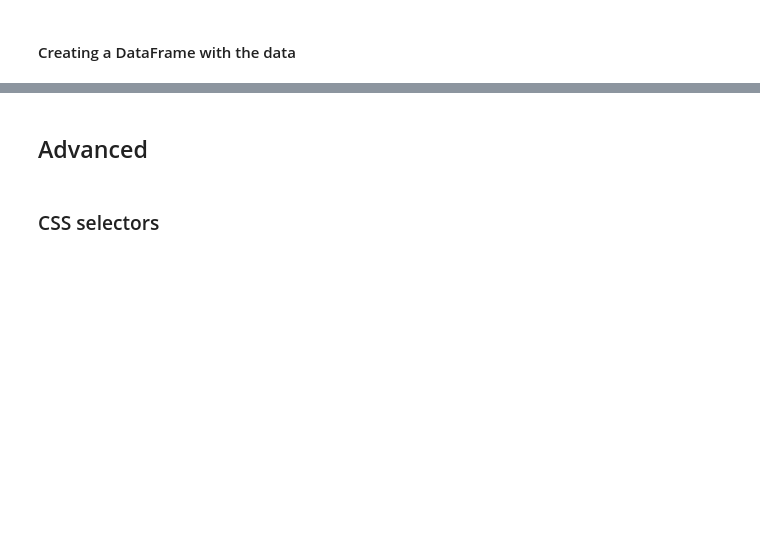
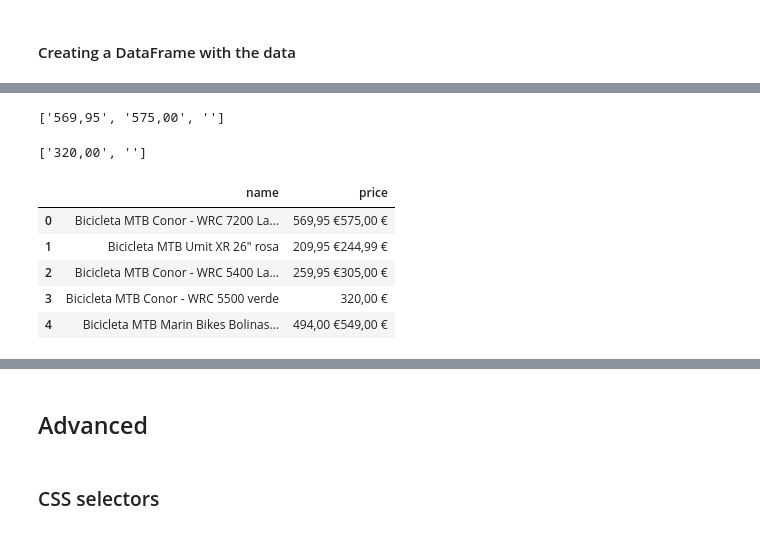
Before and after one commit to Ironhack-Data-Madrid-Enero-2021/Classroom-Materials, a Jupyter notebook: week_03/04-scraping.ipynb, the cells around one changed output, grey strips where cells are left out. Drawn from its saved outputs; the diff is of its cells as text; code cells hidden in the pictures; blank space fills up the shorter version.

```diff
--- a/week_03/04-scraping.ipynb
+++ b/week_03/04-scraping.ipynb
@@ -173,0 +323,3 @@ Lets build a DataFrame. We need pairing of prices and names
+# %%
+def extract_name(recuadro):
+    return recuadro.select("div.product-item-name")[0].text
@@ -173,0 +334,2 @@ Lets build a DataFrame. We need pairing of prices and names
+# %%
+pares = [(extract_name(r), extract_price(r)) for r in recuadros]
@@ -173,0 +338,2 @@ Lets build a DataFrame. We need pairing of prices and names
+# %%
+df = pd.DataFrame(pares)
@@ -173,0 +342,17 @@ Lets build a DataFrame. We need pairing of prices and names
+# %%
+"569,95 €575,00 €".split(" €")
+# %% [output]
+['569,95', '575,00', '']
+# %%
+"320,00 €".split(" €")
+# %% [output]
+['320,00', '']
+# %%
+df.head()
+# %% [output]
+|  | name | price |
+| 0 | Bicicleta MTB Conor - WRC 7200 La... | 569,95 €575,00 € |
+| 1 | Bicicleta MTB Umit XR 26" rosa | 209,95 €244,99 € |
+| 2 | Bicicleta MTB Conor - WRC 5400 La... | 259,95 €305,00 € |
+| 3 | Bicicleta MTB Conor - WRC 5500 verde | 320,00 € |
+| 4 | Bicicleta MTB Marin Bikes Bolinas... | 494,00 €549,00 € |
```
Also changed, not shown: parts of 72 cells of this notebook.
